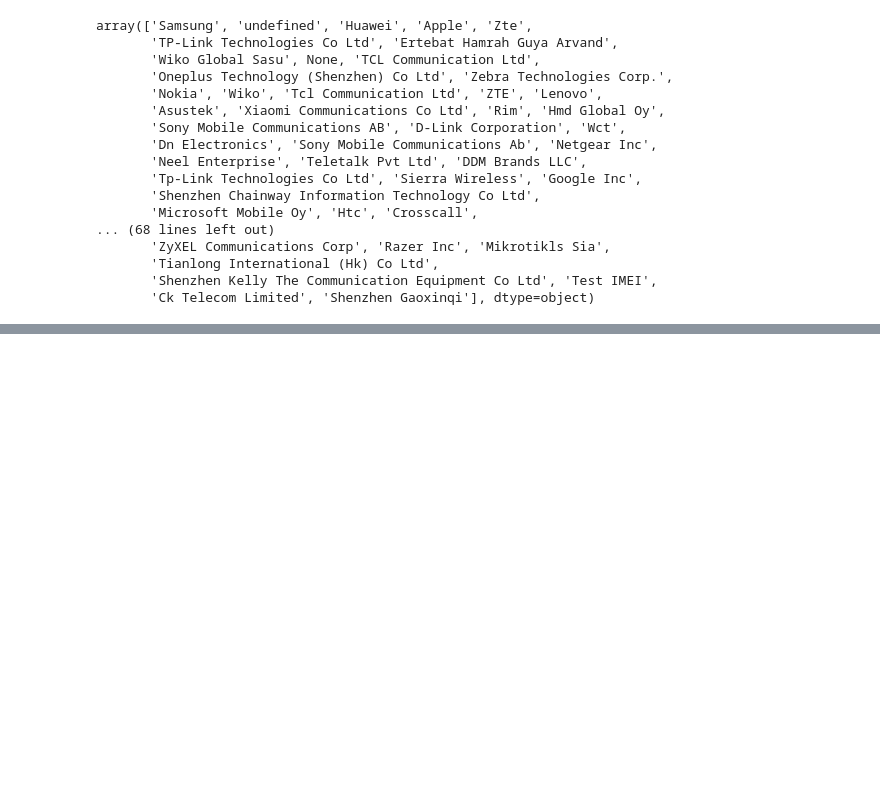
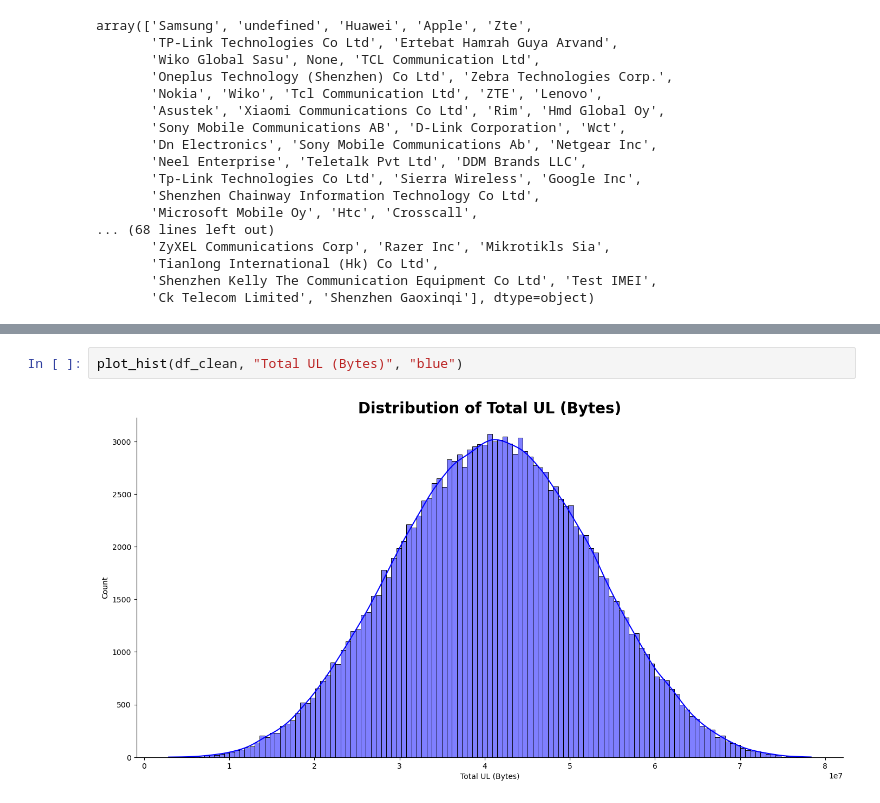
Before and after one commit to cheronodaisy/user-analytics-week1, a Jupyter notebook: notebooks/telcom.ipynb, the cells around one changed output, grey strips where cells are left out. Cells and saved outputs as stored; diff of their text form; blank space fills up the shorter version.

```diff
--- a/notebooks/telcom.ipynb
+++ b/notebooks/telcom.ipynb
@@ -288,0 +529,4 @@ array(['Samsung', 'undefined', 'Huawei', 'Apple', 'Zte',
+# %%
+plot_hist(df_clean, "Total UL (Bytes)", "blue")
+# %% [output]
+[figure, added]
```
Also changed, not shown: parts of 36 cells of this notebook.
